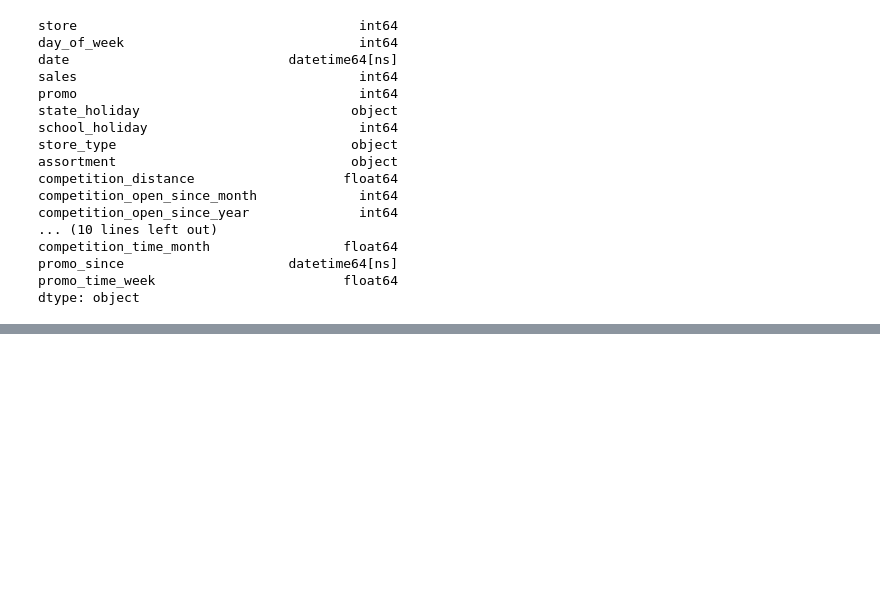
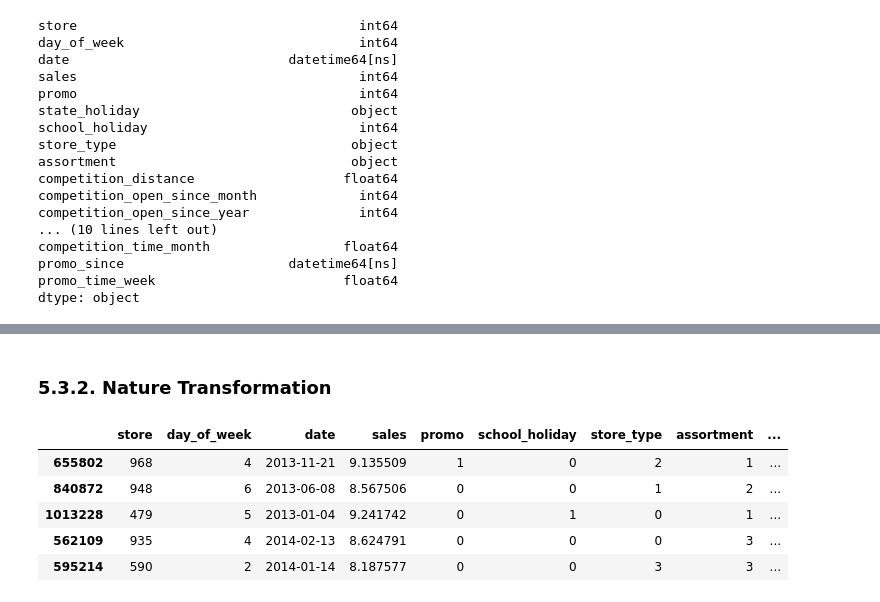
Before and after one commit to celestino-ferraz/DataScience-Em-Producao, a Jupyter notebook: m04_v01_store_sales_prediction.ipynb, the cells around one changed output, grey strips where cells are left out. Saved outputs shown, nothing was run; the diff lists cells and outputs as text; code cells hidden in the pictures; blank space fills up the shorter version.

```diff
--- a/m04_v01_store_sales_prediction.ipynb
+++ b/m04_v01_store_sales_prediction.ipynb
@@ -619,0 +934,11 @@ c.sample(5)
+# %% [markdown]
+### 5.3.2. Nature Transformation
+# %%
+df5.sample(5)
+# %% [output]
+|  | store | day_of_week | date | sales | promo | school_holiday | store_type | assortment | ... |
+| 655802 | 968 | 4 | 2013-11-21 | 9.135509 | 1 | 0 | 2 | 1 | ... |
+| 840872 | 948 | 6 | 2013-06-08 | 8.567506 | 0 | 0 | 1 | 2 | ... |
+| 1013228 | 479 | 5 | 2013-01-04 | 9.241742 | 0 | 1 | 0 | 1 | ... |
+| 562109 | 935 | 4 | 2014-02-13 | 8.624791 | 0 | 0 | 0 | 3 | ... |
+| 595214 | 590 | 2 | 2014-01-14 | 8.187577 | 0 | 0 | 3 | 3 | ... |
```
Also changed, not shown: parts of 57 cells of this notebook.
